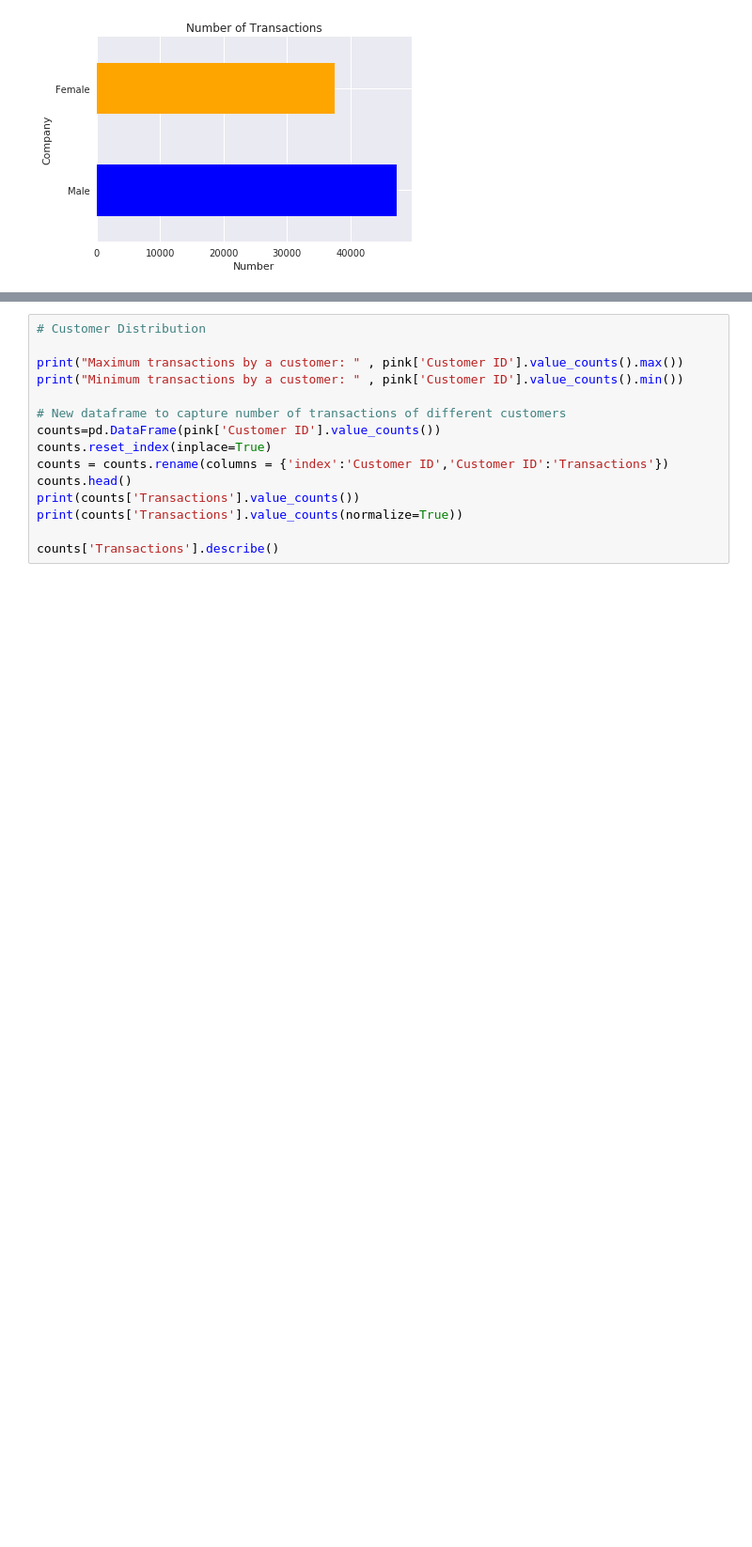
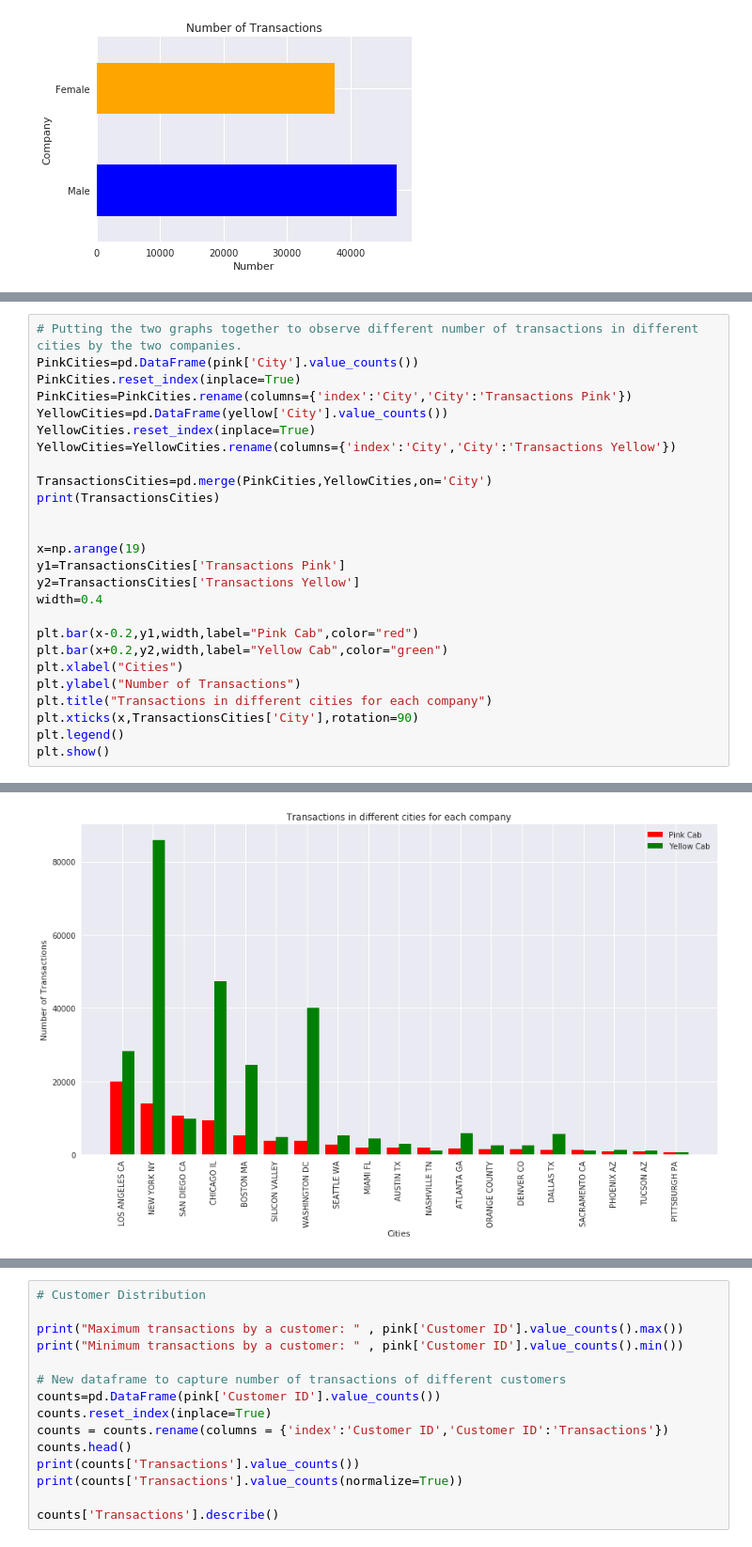
Before and after one commit to Wairimu-Miano/DataSets, a Jupyter notebook: G2Mweek2.ipynb, the cells around one changed output, grey strips where cells are left out. Shown at 94% size. Saved outputs shown, nothing was run; the diff lists cells and outputs as text; blank space fills up the shorter version.

```diff
--- a/G2Mweek2.ipynb
+++ b/G2Mweek2.ipynb
@@ -609,0 +663,27 @@ plt.show()
+# %%
+# Putting the two graphs together to observe different number of transactions in different cities by the two companies.
+PinkCities=pd.DataFrame(pink['City'].value_counts())
+PinkCities.reset_index(inplace=True)
+PinkCities=PinkCities.rename(columns={'index':'City','City':'Transactions Pink'})
+YellowCities=pd.DataFrame(yellow['City'].value_counts())
+YellowCities.reset_index(inplace=True)
+YellowCities=YellowCities.rename(columns={'index':'City','City':'Transactions Yellow'})
+
+TransactionsCities=pd.merge(PinkCities,YellowCities,on='City')
+print(TransactionsCities)
+
+
+x=np.arange(19)
+y1=TransactionsCities['Transactions Pink']
+y2=TransactionsCities['Transactions Yellow']
+width=0.4
+
+plt.bar(x-0.2,y1,width,label="Pink Cab",color="red")
+plt.bar(x+0.2,y2,width,label="Yellow Cab",color="green")
+plt.xlabel("Cities")
+plt.ylabel("Number of Transactions")
+plt.title("Transactions in different cities for each company")
+plt.xticks(x,TransactionsCities['City'],rotation=90)
+plt.legend()
+plt.show()
+# %% [output]
@@ -609,0 +710 @@ plt.show()
+[figure, added]
```
Also changed, not shown: parts of 33 cells of this notebook.
